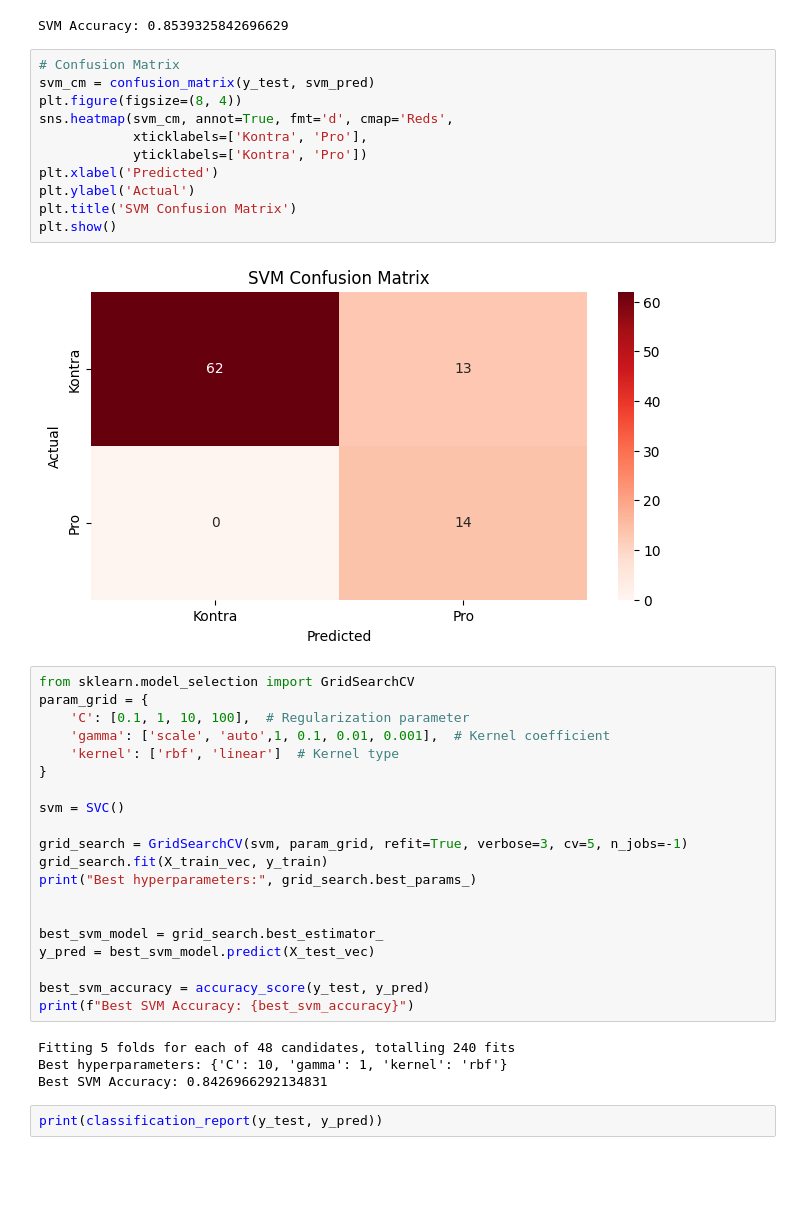
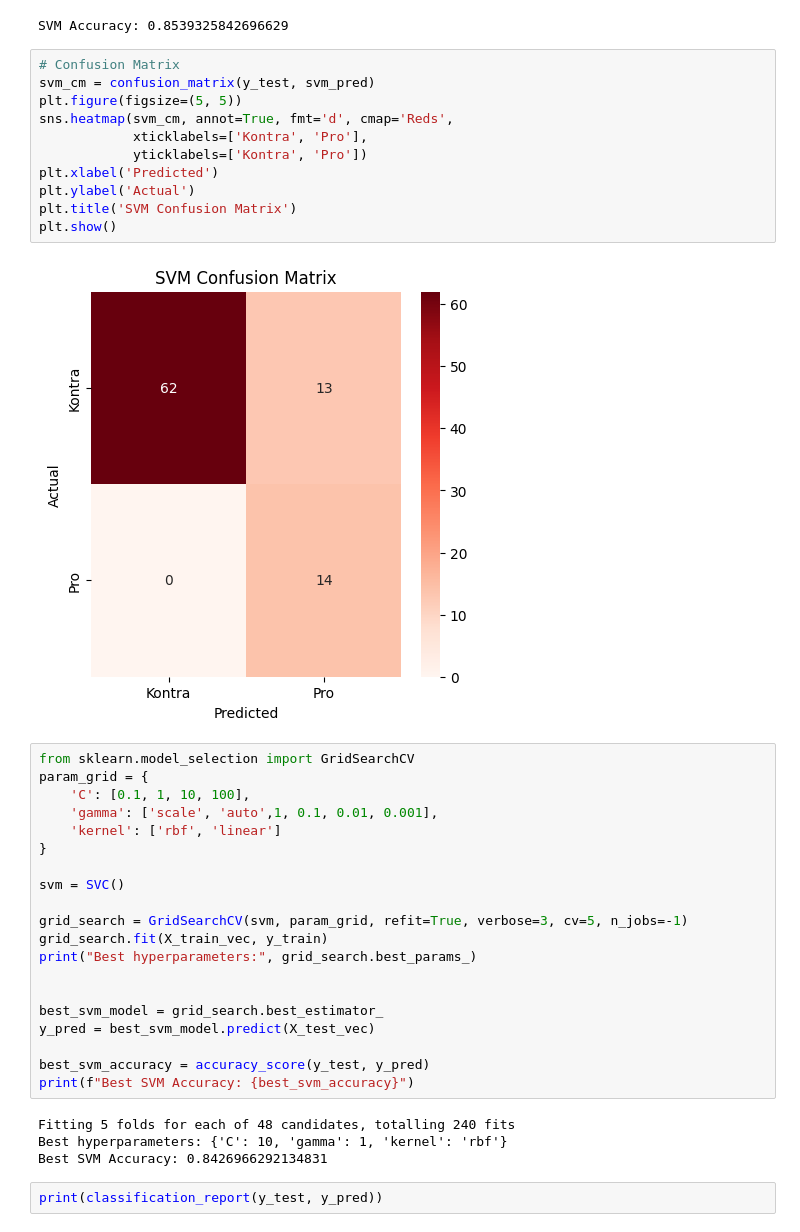
Before and after one commit to firarru/Text-Mining, a Jupyter notebook: UTS_Text_Mining.ipynb, the cells around one changed output. Saved outputs shown, nothing was run; the diff lists cells and outputs as text; blank space fills up the shorter version.

```diff
--- a/UTS_Text_Mining.ipynb
+++ b/UTS_Text_Mining.ipynb
@@ -290,22 +290,22 @@ SVM Accuracy: 0.8539325842696629
 # %%
 # Confusion Matrix
 svm_cm = confusion_matrix(y_test, svm_pred)
-plt.figure(figsize=(8, 4))
+plt.figure(figsize=(5, 5))
 sns.heatmap(svm_cm, annot=True, fmt='d', cmap='Reds',
             xticklabels=['Kontra', 'Pro'],
             yticklabels=['Kontra', 'Pro'])
 plt.xlabel('Predicted')
 plt.ylabel('Actual')
 plt.title('SVM Confusion Matrix')
 plt.show()
 # %% [output]
-[figure, old version]
+[figure, new version]
 # %%
 from sklearn.model_selection import GridSearchCV
 param_grid = {
-    'C': [0.1, 1, 10, 100],  # Regularization parameter
-    'gamma': ['scale', 'auto',1, 0.1, 0.01, 0.001],  # Kernel coefficient
-    'kernel': ['rbf', 'linear']  # Kernel type
+    'C': [0.1, 1, 10, 100],
+    'gamma': ['scale', 'auto',1, 0.1, 0.01, 0.001],
+    'kernel': ['rbf', 'linear']
 }
 
 svm = SVC()
```
Also changed, not shown: parts of 8 cells of this notebook.
